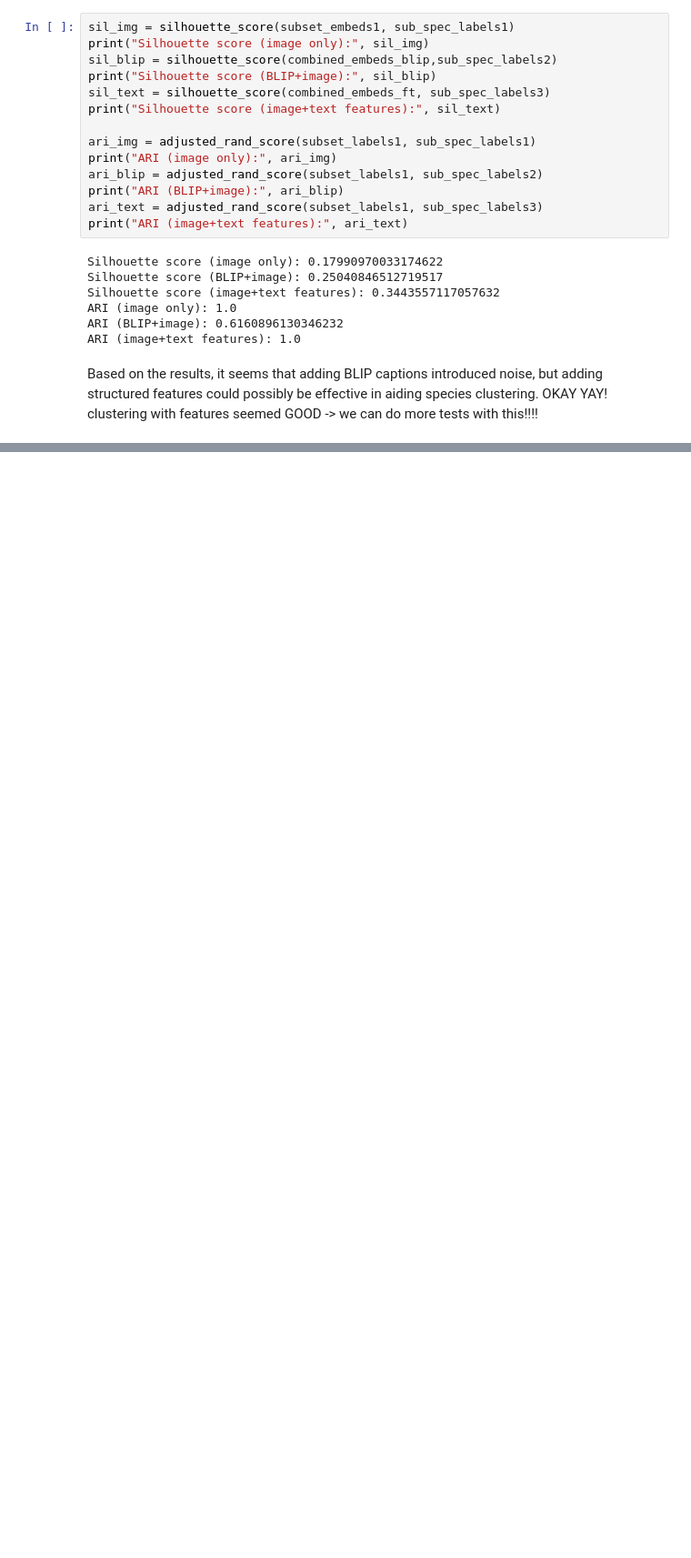
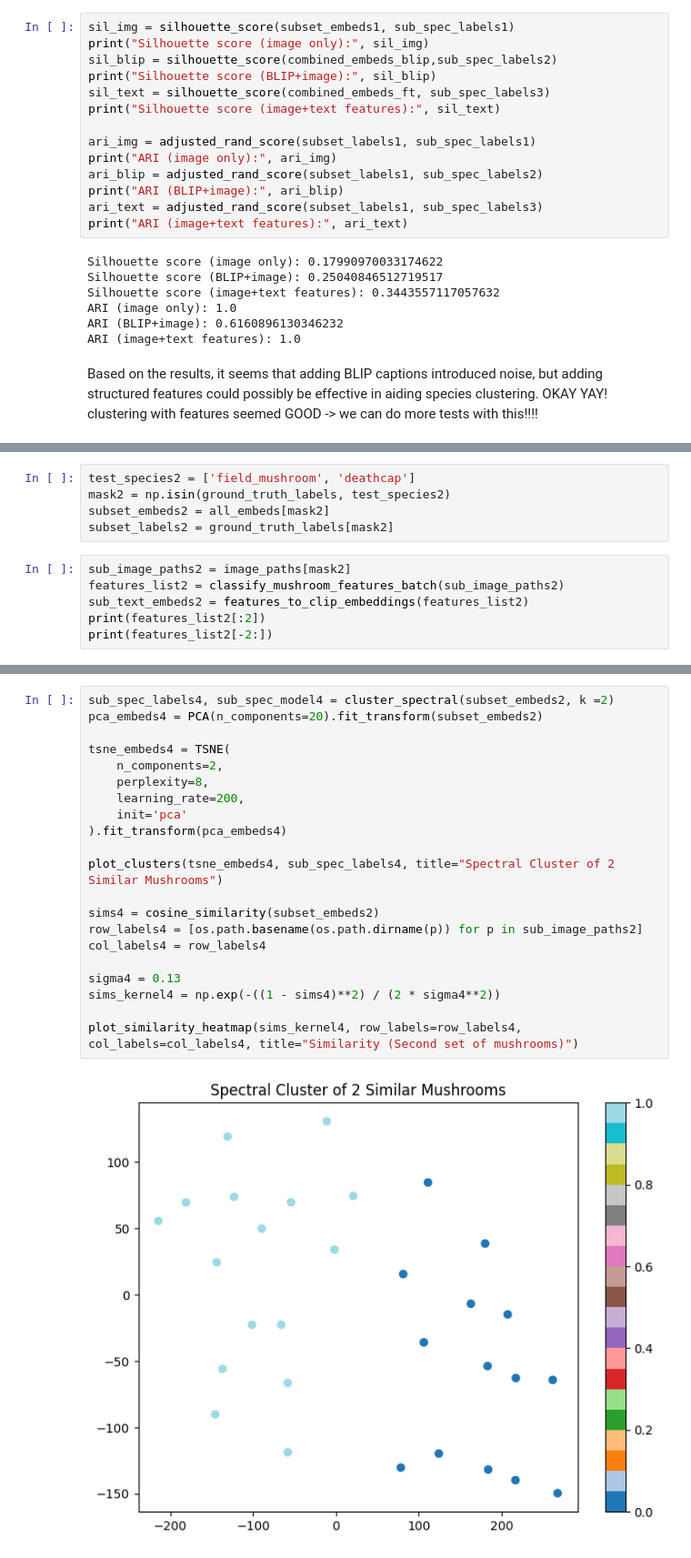
Before and after one commit to mwsong/COGS118B_FA25_Project, a Jupyter notebook: few_species_test(1).ipynb, the cells around one changed output, grey strips where cells are left out. Shown at 91% size. Drawn from its saved outputs; the diff is of its cells as text; blank space fills up the shorter version.

Commit message:
finished species test on two different sets of varying mushrooms

```diff
--- a/few_species_test.ipynb
+++ b/few_species_test(1).ipynb
@@ -184,0 +180,11 @@ Based on the results, it seems that adding BLIP captions introduced noise, but a
+# %%
+test_species2 = ['field_mushroom', 'deathcap']
+mask2 = np.isin(ground_truth_labels, test_species2)
+subset_embeds2 = all_embeds[mask2]
+subset_labels2 = ground_truth_labels[mask2]
+# %%
+sub_image_paths2 = image_paths[mask2]
+features_list2 = classify_mushroom_features_batch(sub_image_paths2)
+sub_text_embeds2 = features_to_clip_embeddings(features_list2)
+print(features_list2[:2])
+print(features_list2[-2:])
@@ -184,0 +194,23 @@ Based on the results, it seems that adding BLIP captions introduced noise, but a
+# %%
+sub_spec_labels4, sub_spec_model4 = cluster_spectral(subset_embeds2, k =2)
+pca_embeds4 = PCA(n_components=20).fit_transform(subset_embeds2)
+
+tsne_embeds4 = TSNE(
+    n_components=2,
+    perplexity=8,
+    learning_rate=200,
+    init='pca'
+).fit_transform(pca_embeds4)
+
+plot_clusters(tsne_embeds4, sub_spec_labels4, title="Spectral Cluster of 2 Similar Mushrooms")
+
+sims4 = cosine_similarity(subset_embeds2)
+row_labels4 = [os.path.basename(os.path.dirname(p)) for p in sub_image_paths2]
+col_labels4 = row_labels4
+
+sigma4 = 0.13
+sims_kernel4 = np.exp(-((1 - sims4)**2) / (2 * sigma4**2))
+
+plot_similarity_heatmap(sims_kernel4, row_labels=row_labels4, col_labels=col_labels4, title="Similarity (Second set of mushrooms)")
+# %% [output]
+[figure, added]
```
Also changed, not shown: parts of 9 cells of this notebook.
